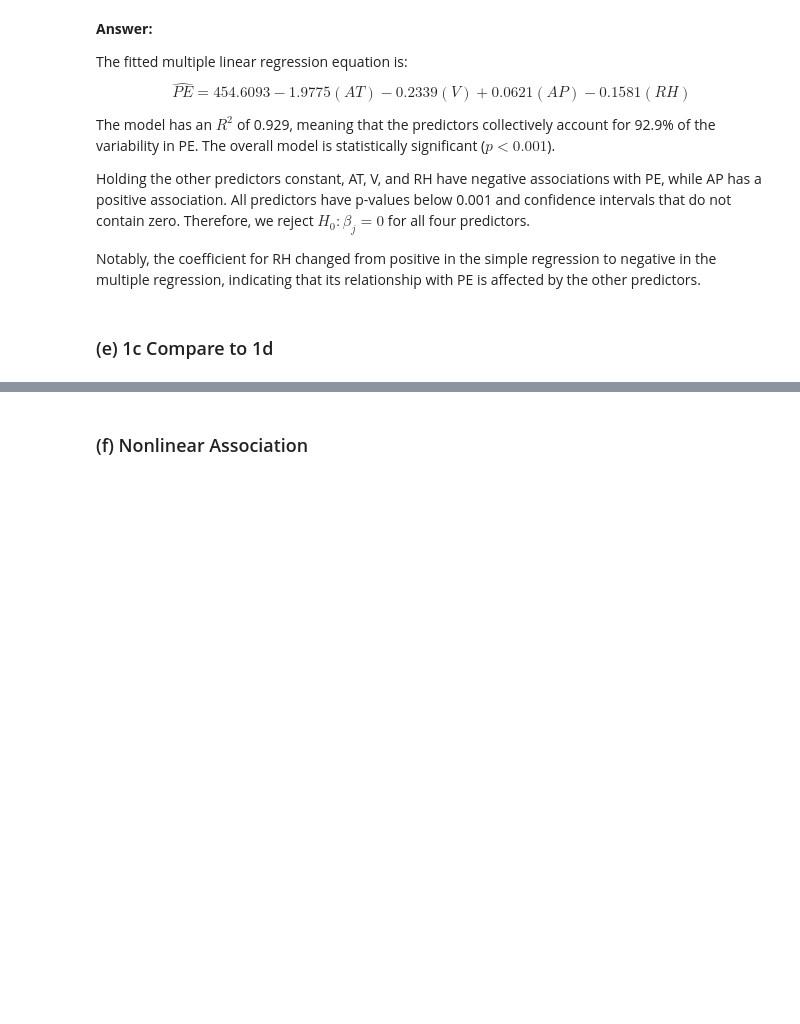
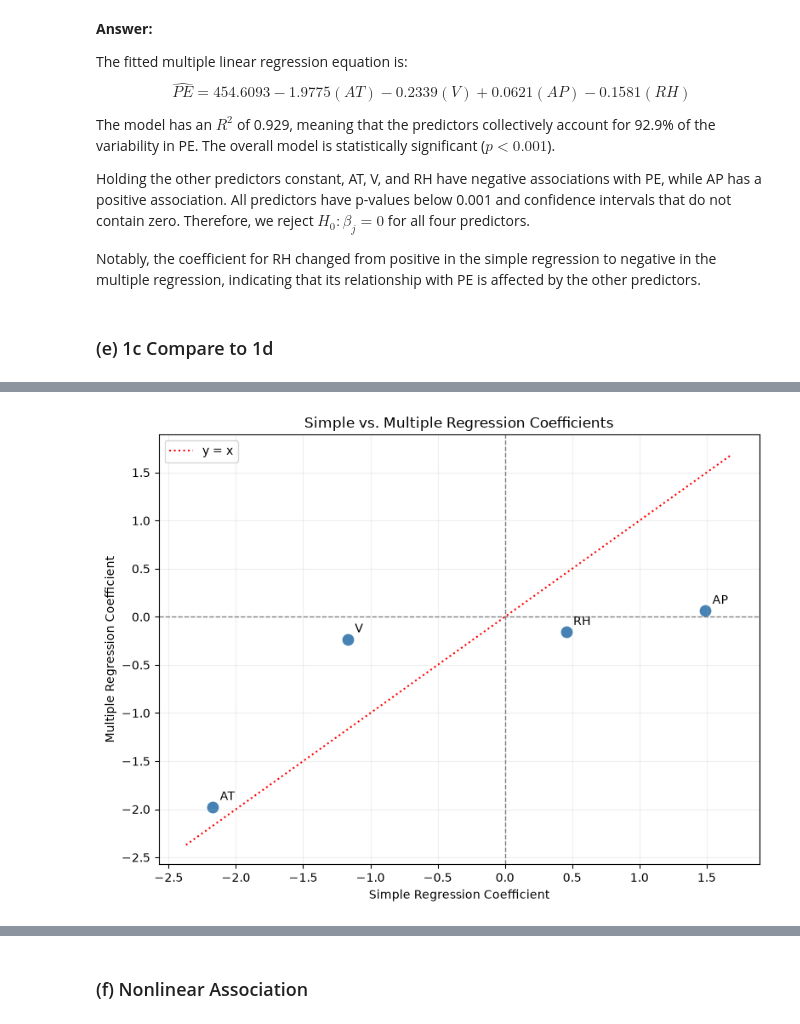
Before and after one commit to akeehan56/DSCI552, a Jupyter notebook: HW2/Notebook/Keehan_Alyssa_HW2.ipynb, the cells around one changed output, grey strips where cells are left out. Drawn from its saved outputs; the diff is of its cells as text; code cells hidden in the pictures; blank space fills up the shorter version.

```diff
--- a/HW2/Notebook/Keehan_Alyssa_HW2.ipynb
+++ b/HW2/Notebook/Keehan_Alyssa_HW2.ipynb
@@ -232,3 +232,21 @@ Holding the other predictors constant, AT, V, and RH have negative associations
 Notably, the coefficient for RH changed from positive in the simple regression to negative in the multiple regression, indicating that its relationship with PE is affected by the other predictors.
 # %% [markdown]
 ### (e) 1c Compare to 1d
+# %%
+# Pull the coefficients from results from 1c and 1d
+coefficient_comparison = (
+    simple_regression_summary
+    .set_index("Predictor")[["Coefficient"]]
+    .rename(columns={"Coefficient": "Simple Regression"})
+)
+
+coefficient_comparison["Multiple Regression"] = (
+    multiple_model.params.reindex(coefficient_comparison.index)
+)
+
+coefficient_comparison["Absolute Difference"] = (
+    coefficient_comparison["Simple Regression"]
+    - coefficient_comparison["Multiple Regression"]
+).abs()
+
+coefficient_comparison
@@ -234,0 +260,43 @@ Notably, the coefficient for RH changed from positive in the simple regression t
+# %%
+fig, ax = plt.subplots(figsize=(8, 6))
+
+x = coefficient_comparison["Simple Regression"]
+y = coefficient_comparison["Multiple Regression"]
+
+ax.scatter(x, y, color="steelblue", s=80)
+
+# Label each point
+for predictor in coefficient_comparison.index:
+    ax.annotate(
+        predictor,
+        (x.loc[predictor], y.loc[predictor]),
+        xytext=(6, 6),
+        textcoords="offset points"
+    )
+
+# Reference lines
+ax.axhline(0, color="gray", linestyle="--", linewidth=1)
+ax.axvline(0, color="gray", linestyle="--", linewidth=1)
+
+# y = x reference line
+minimum = min(x.min(), y.min()) - 0.2
+maximum = max(x.max(), y.max()) + 0.2
+
+ax.plot(
+    [minimum, maximum],
+    [minimum, maximum],
+    color="red",
+    linestyle=":",
+    label="y = x"
+)
+
+ax.set_xlabel("Simple Regression Coefficient")
+ax.set_ylabel("Multiple Regression Coefficient")
+ax.set_title("Simple vs. Multiple Regression Coefficients")
+ax.legend()
+ax.grid(alpha=0.2)
+
+plt.tight_layout()
+plt.show()
+# %% [output]
+[figure, added]
```
Also changed, not shown: parts of 2 cells of this notebook.
